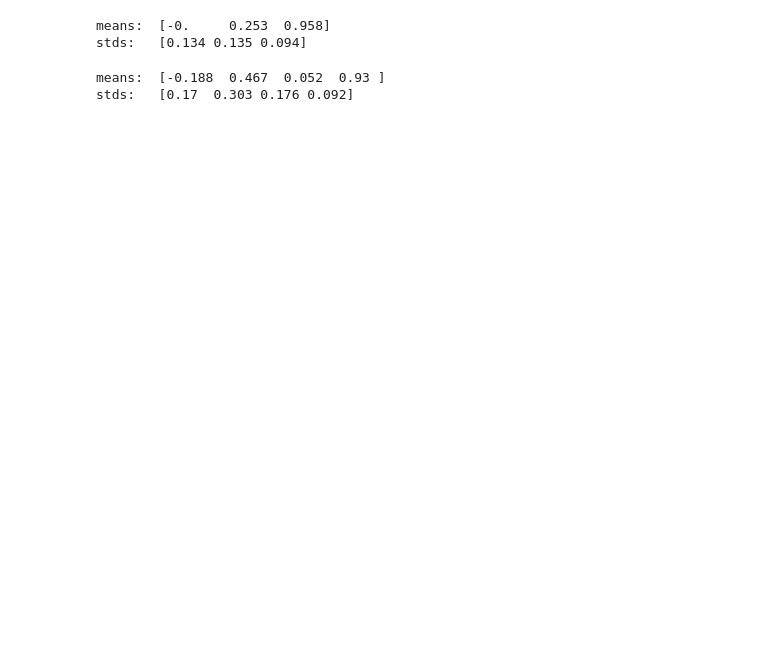
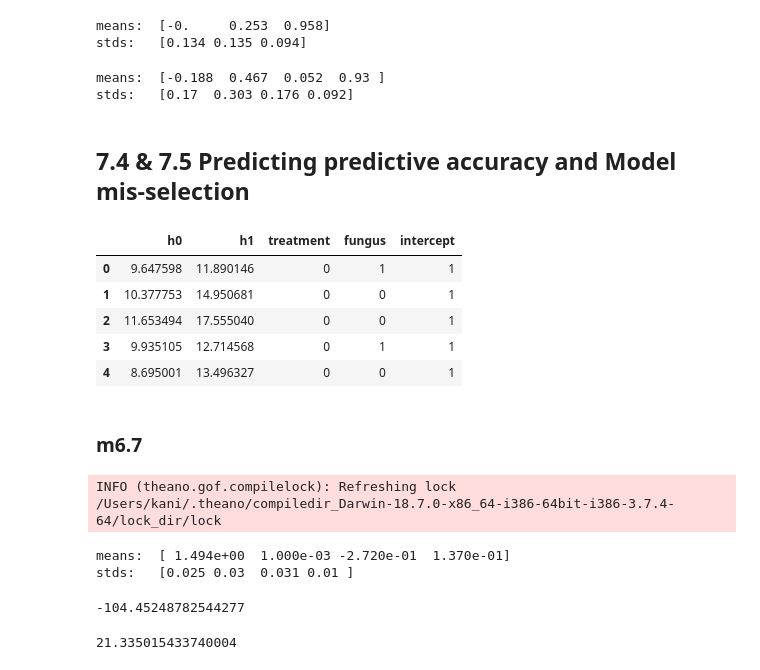
Before and after one commit to nilichen/dataING, a Jupyter notebook: _notebooks/2020-03-27-chapter6_7.ipynb, the cells around one changed output. Cells and saved outputs as stored; diff of their text form; code cells hidden in the pictures; blank space fills up the shorter version.

Commit message:
chapter 7 WAIC

```diff
--- a/_notebooks/2020-03-27-chapter6.ipynb
+++ b/_notebooks/2020-03-27-chapter6_7.ipynb
@@ -374,3 +375,23 @@ with pm.Model() as m:
 # %% [output]
 means:  [-0.188  0.467  0.052  0.93 ]
 stds:   [0.17  0.303 0.176 0.092]
+# %% [markdown]
+## 7.4 & 7.5 Predicting predictive accuracy and Model mis-selection
+# %%
+# initial height, final height, treatment, presence of fungus
+np.random.seed(888)
+nrow = 100
+h0 = np.random.normal(10, 2, nrow)
+treatment = np.repeat([0, 1], nrow / 2)
+fungus = np.random.binomial(1, 0.5 - treatment*0.4, nrow)
+h1 = h0 + np.random.normal(5-3*fungus, size=nrow)
+d = pd.DataFrame({'h0': h0, 'h1': h1, 'treatment': treatment, 'fungus': fungus, 'h1': h1})
+d['intercept'] = 1
+d.head()
+# %% [output]
+|  | h0 | h1 | treatment | fungus | intercept |
+| 0 | 9.647598 | 11.890146 | 0 | 1 | 1 |
+| 1 | 10.377753 | 14.950681 | 0 | 0 | 1 |
+| 2 | 11.653494 | 17.555040 | 0 | 0 | 1 |
+| 3 | 9.935105 | 12.714568 | 0 | 1 | 1 |
+| 4 | 8.695001 | 13.496327 | 0 | 0 | 1 |
@@ -376,0 +435,23 @@ stds:   [0.17  0.303 0.176 0.092]
+# %% [markdown]
+### m6.7
+# %%
+X = d[['intercept', 'treatment', 'fungus']]
+y = d['h1'] / d['h0']
+nsample = 1000
+
+lppd, pWAIC = calc_lppd_pWAIC(X, y, nsample)
+# %% [output]
+INFO (theano.gof.compilelock): Refreshing lock /Users/kani/.theano/compiledir_Darwin-18.7.0-x86_64-i386-64bit-i386-3.7.4-64/lock_dir/lock
+means:  [ 1.494e+00  1.000e-03 -2.720e-01  1.370e-01]
+stds:   [0.025 0.03  0.031 0.01 ]
+# %%
+# WAIC
+-2 * (lppd.sum() - pWAIC.sum())
+# %% [output]
+-104.45248782544277
+# %%
+# standard error
+waic_vec = -2 * (lppd - pWAIC)
+np.sqrt(nrow * np.var(waic_vec))
+# %% [output]
+21.335015433740004
```
Also changed, not shown: parts of 13 cells of this notebook.
